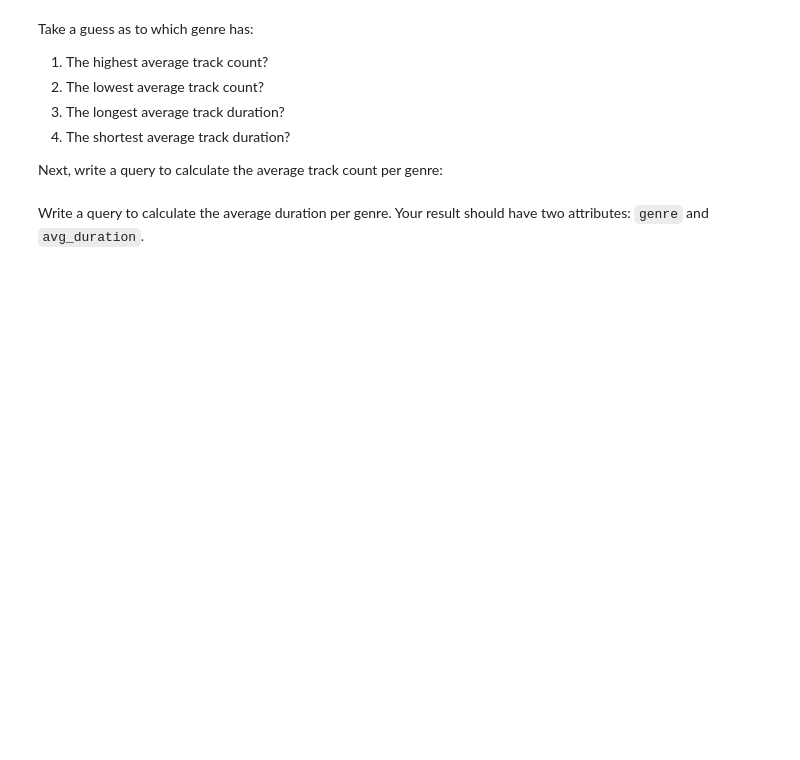
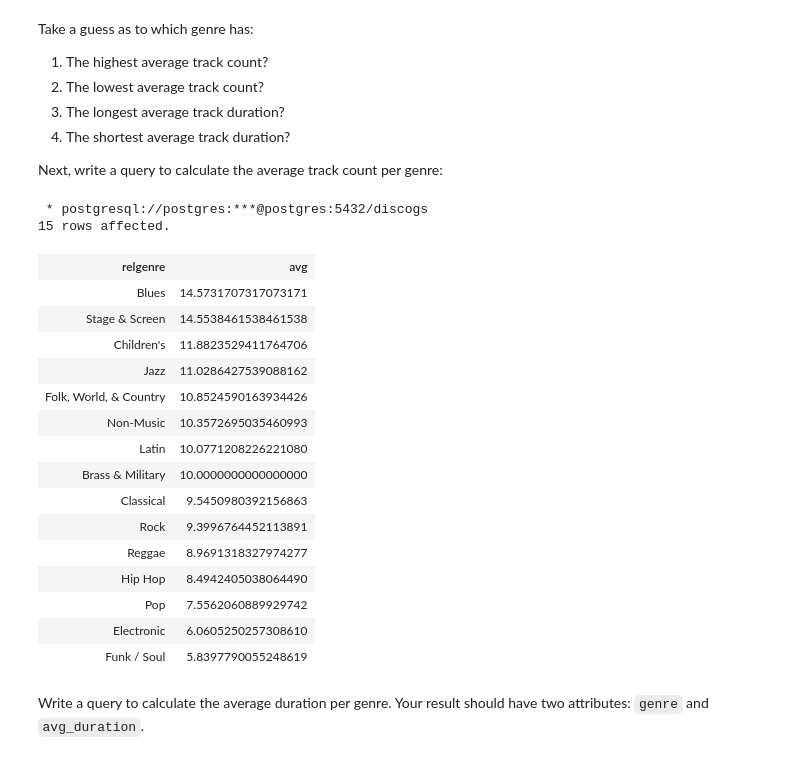
Before and after one commit to gabryelius/bigdata-exercises, a Jupyter notebook: Big_Data_For_Engineers/exercise01/Exercise01_SQL_Brush_Up.ipynb, the cells around one changed output. Saved outputs shown, nothing was run; the diff lists cells and outputs as text; code cells hidden in the pictures; blank space fills up the shorter version.

```diff
--- a/Big_Data_For_Engineers/exercise01/Exercise01_SQL_Brush_Up.ipynb
+++ b/Big_Data_For_Engineers/exercise01/Exercise01_SQL_Brush_Up.ipynb
@@ -249,2 +263,30 @@ Next, write a query to calculate the average track count per genre:
+# %%
+%%sql
+SELECT foo.relgenre, AVG(foo.count_tracks) FROM
+    (SELECT releases.genre as relgenre, tracks.release_id, COUNT(tracks.track_id) as count_tracks
+    FROM releases JOIN tracks ON releases.release_id = tracks.release_id
+    GROUP BY releases.genre, tracks.release_id
+    ORDER BY count_tracks DESC) as foo
+GROUP BY foo.relgenre
+ORDER BY avg DESC
+# %% [output]
+ * postgresql://postgres:***@postgres:5432/discogs
+15 rows affected.
+| relgenre | avg |
+| Blues | 14.5731707317073171 |
+| Stage & Screen | 14.5538461538461538 |
+| Children's | 11.8823529411764706 |
+| Jazz | 11.0286427539088162 |
+| Folk, World, & Country | 10.8524590163934426 |
+| Non-Music | 10.3572695035460993 |
+| Latin | 10.0771208226221080 |
+| Brass & Military | 10.0000000000000000 |
+| Classical | 9.5450980392156863 |
+| Rock | 9.3996764452113891 |
+| Reggae | 8.9691318327974277 |
+| Hip Hop | 8.4942405038064490 |
+| Pop | 7.5562060889929742 |
+| Electronic | 6.0605250257308610 |
+| Funk / Soul | 5.8397790055248619 |
 # %% [markdown]
 Write a query to calculate the average duration per genre. Your result should have two attributes: `genre` and `avg_duration`.
```
Also changed, not shown: parts of 17 cells of this notebook.
